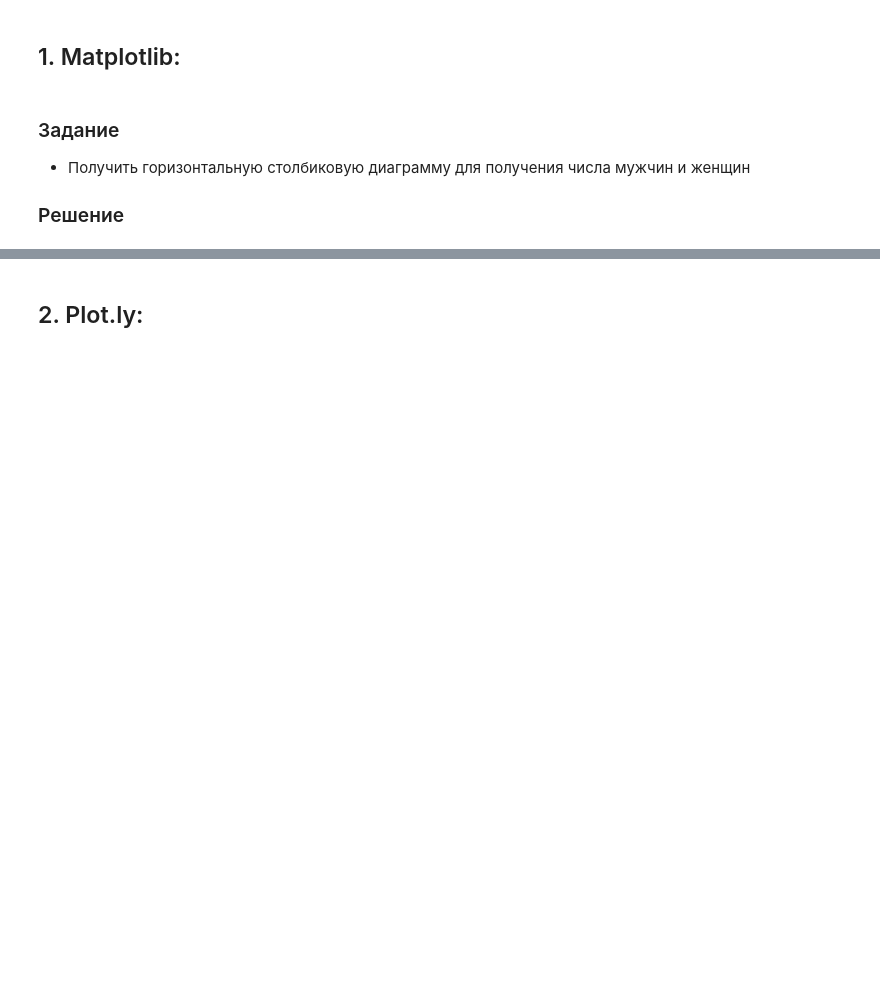
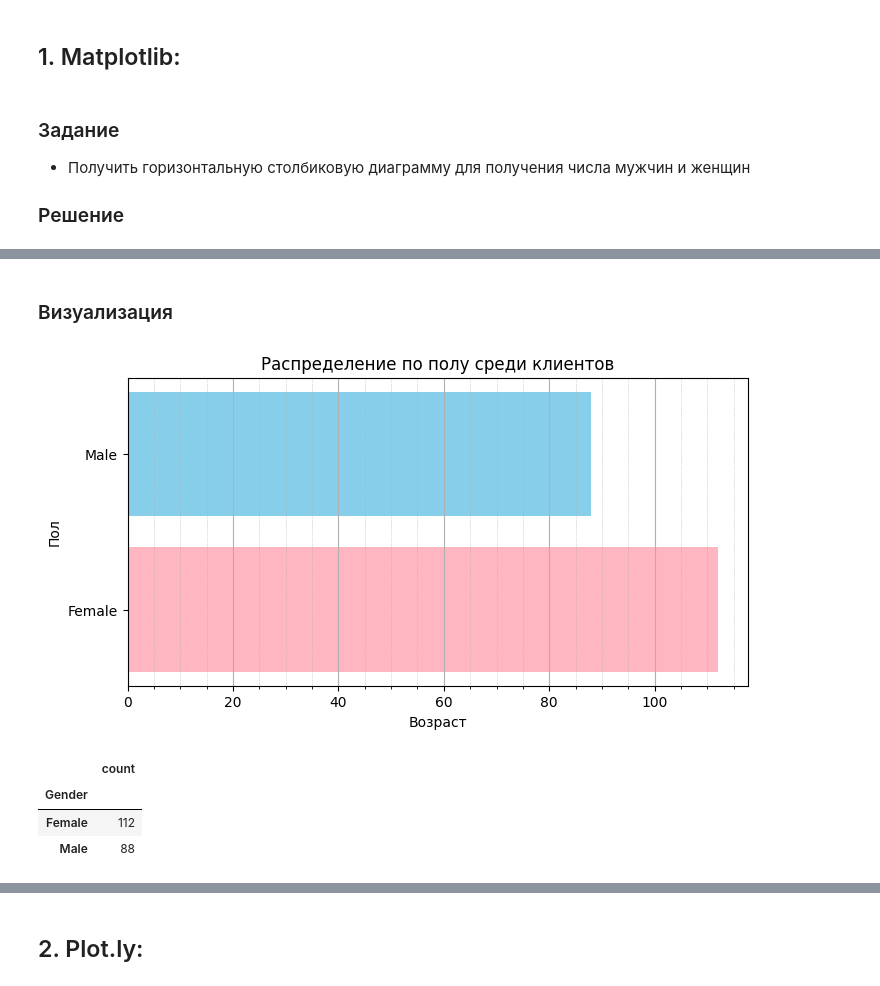
Before and after one commit to Education-Bugaev-RV/TOBD, a Jupyter notebook: ЛР (2)/notebook.ipynb, the cells around one changed output, grey strips where cells are left out. Drawn from its saved outputs; the diff is of its cells as text; code cells hidden in the pictures; blank space fills up the shorter version.

```diff
--- a/ЛР (2)/notebook.ipynb
+++ b/ЛР (2)/notebook.ipynb
@@ -24,0 +42,30 @@ pd.set_option('display.max_rows', None)
+# %%
+gender_counts = df_raw_csv['Gender'].value_counts()
+
+# Строим горизонтальную столбиковую диаграмму
+fig = Figure(figsize=(8, 4))
+
+sub_plot = fig.add_subplot(1,1,1)
+
+sub_plot.set_title('Распределение по полу среди клиентов')
+sub_plot.xaxis.set_label_text("Возраст")
+sub_plot.yaxis.set_label_text("Пол")
+
+sub_plot.barh(gender_counts.index, gender_counts.values.tolist(), color=['lightpink', 'skyblue'])
+
+sub_plot.xaxis.minorticks_on()
+sub_plot.grid(axis='x')
+sub_plot.grid(axis='x', which='minor', linestyle=':', linewidth=0.5)
+# %% [markdown]
+### Визуализация
+# %%
+fig
+# %% [output]
+[figure, added]
+# %%
+pd.DataFrame(gender_counts)
+# %% [output]
+|  | count |
+| Gender |  |
+| Female | 112 |
+| Male | 88 |
```
Also changed, not shown: parts of 12 cells of this notebook.
